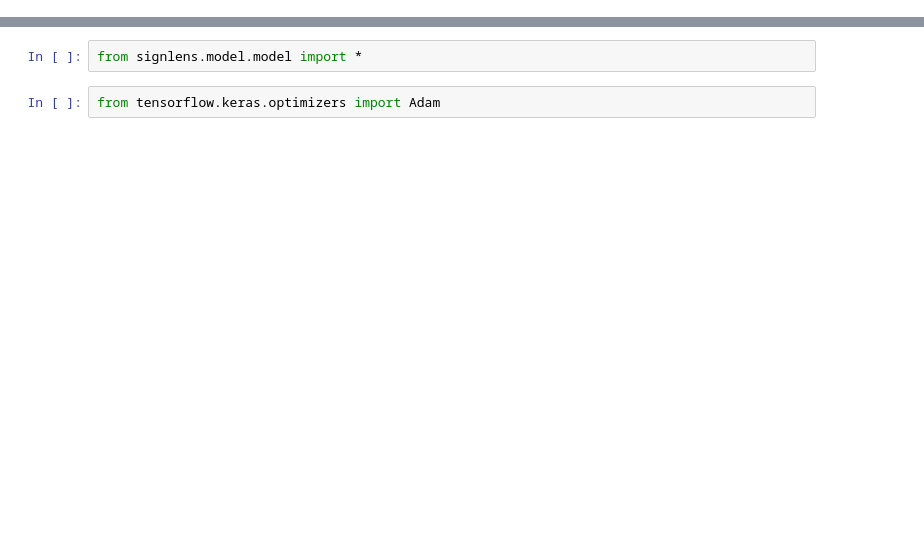
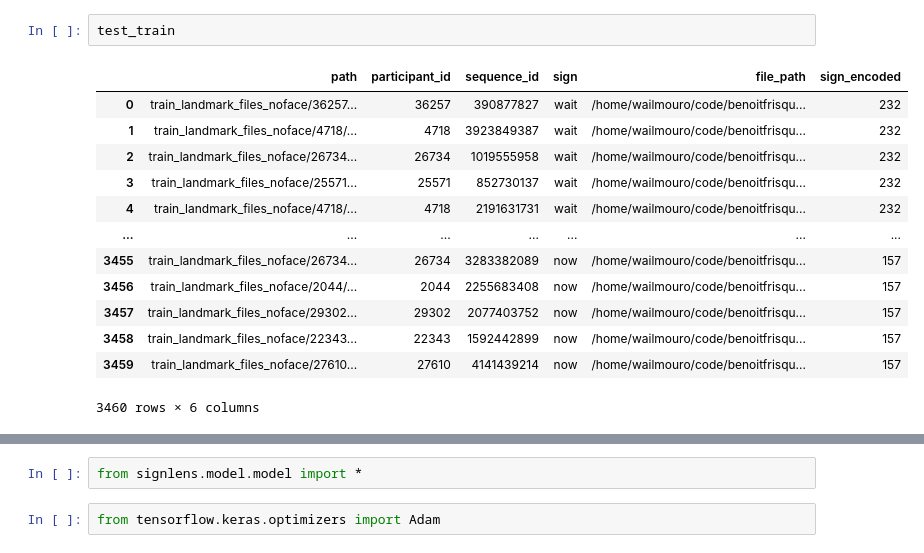
Before and after one commit to benoitfrisque/signlens, a Jupyter notebook: notebooks/Wail/notebook_model_testing.ipynb, the cells around one changed output, grey strips where cells are left out. Cells and saved outputs as stored; diff of their text form; blank space fills up the shorter version.

```diff
--- a/notebooks/Wail/notebook_model_testing.ipynb
+++ b/notebooks/Wail/notebook_model_testing.ipynb
@@ -34 +35,17 @@ y.shape
+# %%
+test_train
+# %% [output]
+|  | path | participant_id | sequence_id | sign | file_path | sign_encoded |
+| 0 | train_landmark_files_noface/36257... | 36257 | 390877827 | wait | /home/wailmouro/code/benoitfrisqu... | 232 |
+| 1 | train_landmark_files_noface/4718/... | 4718 | 3923849387 | wait | /home/wailmouro/code/benoitfrisqu... | 232 |
+| 2 | train_landmark_files_noface/26734... | 26734 | 1019555958 | wait | /home/wailmouro/code/benoitfrisqu... | 232 |
+| 3 | train_landmark_files_noface/25571... | 25571 | 852730137 | wait | /home/wailmouro/code/benoitfrisqu... | 232 |
+| 4 | train_landmark_files_noface/4718/... | 4718 | 2191631731 | wait | /home/wailmouro/code/benoitfrisqu... | 232 |
+| ... | ... | ... | ... | ... | ... | ... |
+| 3455 | train_landmark_files_noface/26734... | 26734 | 3283382089 | now | /home/wailmouro/code/benoitfrisqu... | 157 |
+| 3456 | train_landmark_files_noface/2044/... | 2044 | 2255683408 | now | /home/wailmouro/code/benoitfrisqu... | 157 |
+| 3457 | train_landmark_files_noface/29302... | 29302 | 2077403752 | now | /home/wailmouro/code/benoitfrisqu... | 157 |
+| 3458 | train_landmark_files_noface/22343... | 22343 | 1592442899 | now | /home/wailmouro/code/benoitfrisqu... | 157 |
+| 3459 | train_landmark_files_noface/27610... | 27610 | 4141439214 | now | /home/wailmouro/code/benoitfrisqu... | 157 |
+3460 rows × 6 columns
 # %%
```
Also changed, not shown: parts of 21 cells of this notebook, 4 other files.
